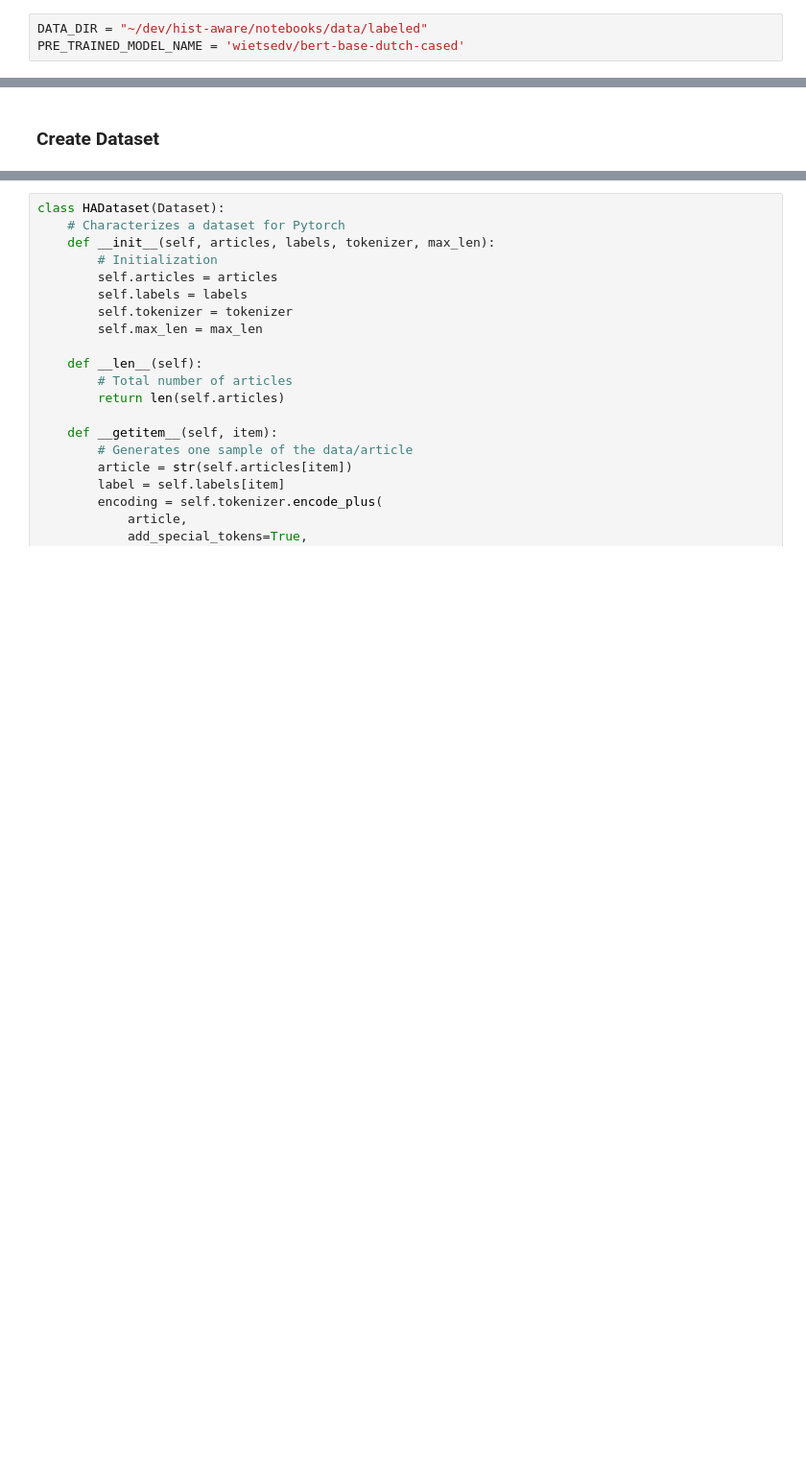
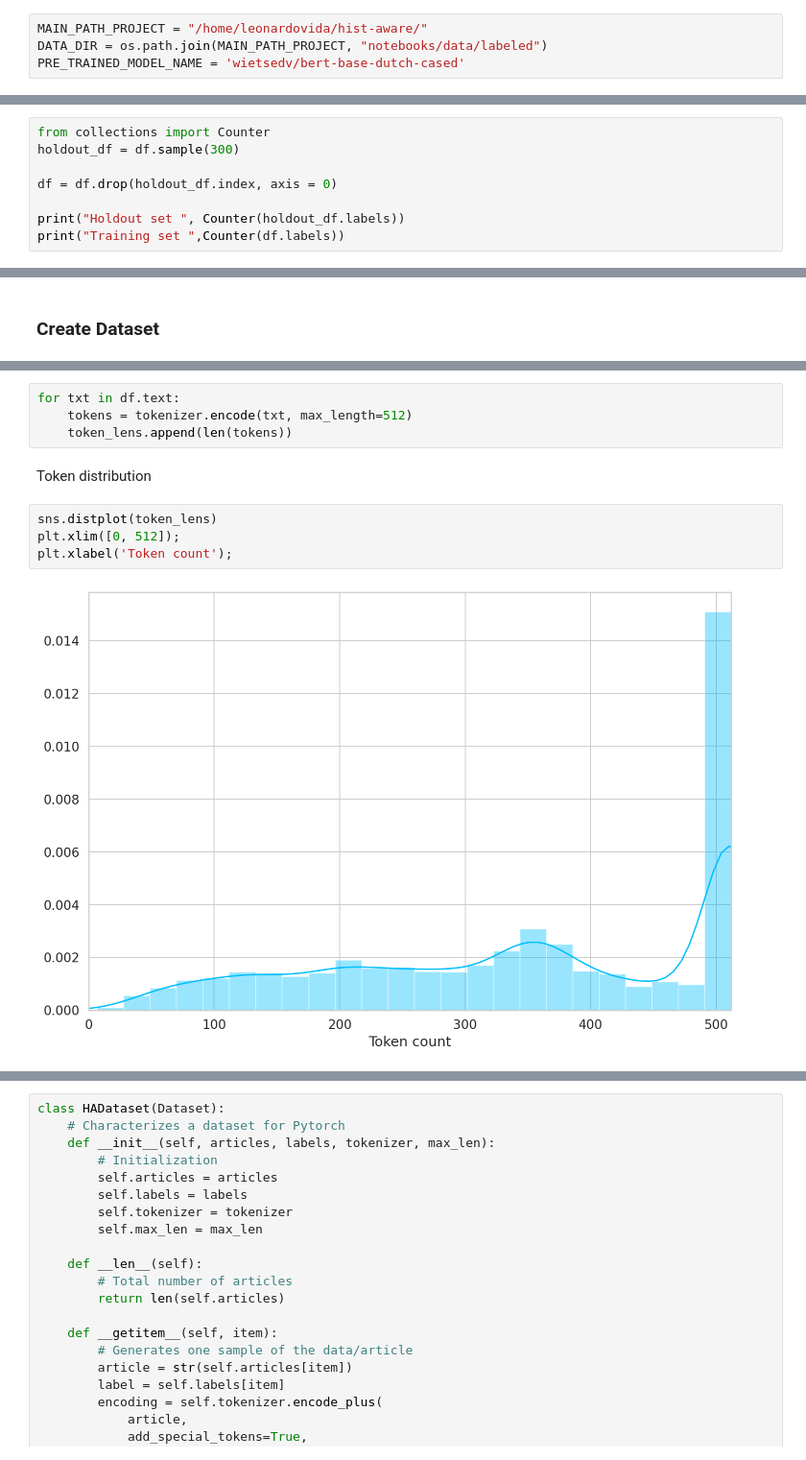
Before and after one commit to UtrechtUniversity/hist-aware, a Jupyter notebook: notebooks/models/bert-fine-tuning-existing/BERT_manual_training.ipynb, the cells around one changed output, grey strips where cells are left out. Shown at 96% size. Drawn from its saved outputs; the diff is of its cells as text; blank space fills up the shorter version.

Commit message:
Update notebooks comparables models for paper

```diff
--- a/notebooks/models/bert-fine-tuning-existing/BERT_manual_training.ipynb
+++ b/notebooks/models/bert-fine-tuning-existing/BERT_manual_training.ipynb
@@ -54,5 +54,6 @@ cpu
 # %% [markdown]
 Model settings
 # %%
-DATA_DIR = "~/dev/hist-aware/notebooks/data/labeled"
+MAIN_PATH_PROJECT = "/home/leonardovida/hist-aware/"
+DATA_DIR = os.path.join(MAIN_PATH_PROJECT, "notebooks/data/labeled")
 PRE_TRAINED_MODEL_NAME = 'wietsedv/bert-base-dutch-cased'
@@ -67,0 +93,8 @@ coal = pd.read_csv(os.path.join(DATA_DIR, "labeled_coal_1970_1990.csv"))
+# %%
+from collections import Counter
+holdout_df = df.sample(300)
+
+df = df.drop(holdout_df.index, axis = 0)
+
+print("Holdout set ", Counter(holdout_df.labels))
+print("Training set ",Counter(df.labels))
@@ -116,0 +187,12 @@ plt.xlabel('Token count');
+# %%
+for txt in df.text:
+    tokens = tokenizer.encode(txt, max_length=512)
+    token_lens.append(len(tokens))
+# %% [markdown]
+Token distribution
+# %%
+sns.distplot(token_lens)
+plt.xlim([0, 512]);
+plt.xlabel('Token count');
+# %% [output]
+[figure, added]
```
Also changed, not shown: parts of 47 cells of this notebook, 9 other files.
